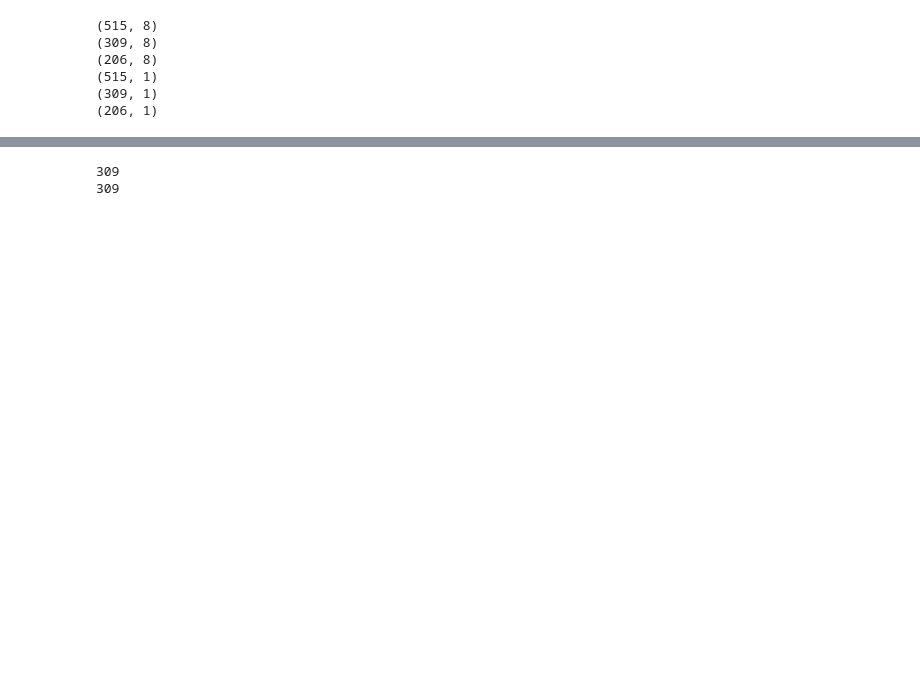
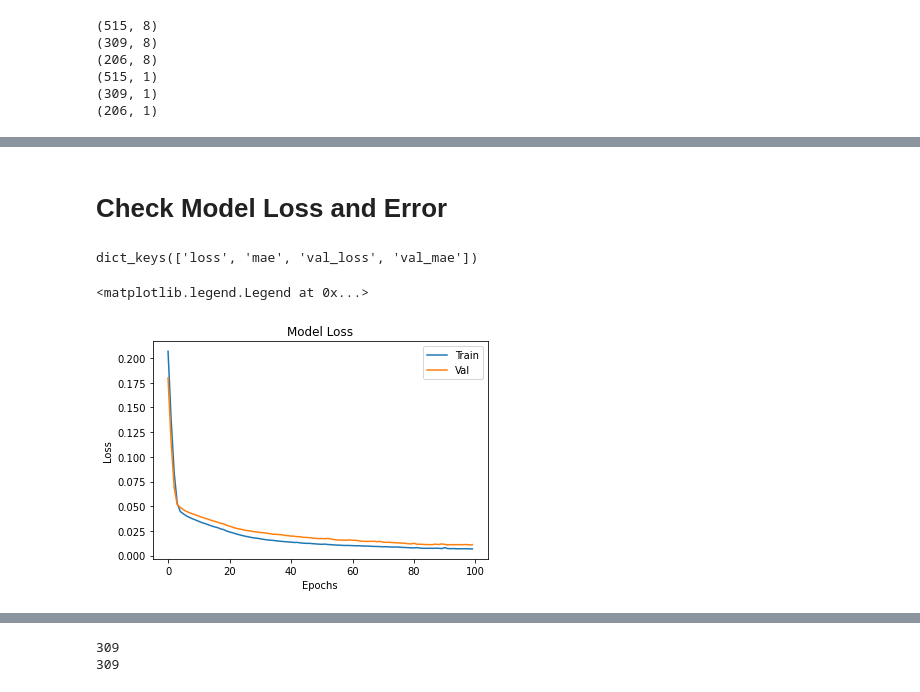
Before and after one commit to amiicool/PIAIC_Assignments, a Jupyter notebook: Deep Learning Assignments/Concrete Strength Assignment-PIAIC119852.ipynb, the cells around one changed output, grey strips where cells are left out. Cells and saved outputs as stored; diff of their text form; code cells hidden in the pictures; blank space fills up the shorter version.

```diff
--- a/Deep Learning Assignments/Concrete Strength Assignment-PIAIC119852.ipynb
+++ b/Deep Learning Assignments/Concrete Strength Assignment-PIAIC119852.ipynb
@@ -266,0 +271,17 @@ model.evaluate(x_test_s, y_test_s)
+# %% [markdown]
+# Check Model Loss and Error
+# %%
+hist.history.keys()
+# %% [output]
+dict_keys(['loss', 'mae', 'val_loss', 'val_mae'])
+# %%
+# Visuialize the Training and Valudation Loss to see if Model is overfitting
+plt.plot(hist.history["loss"])
+plt.plot(hist.history["val_loss"])
+plt.title('Model Loss')
+plt.ylabel('Loss')
+plt.xlabel('Epochs')
+plt.legend(['Train', 'Val'])
+# %% [output]
+<matplotlib.legend.Legend at 0x...>
+[figure, added]
```
Also changed, not shown: parts of 16 cells of this notebook, 3 other files.
